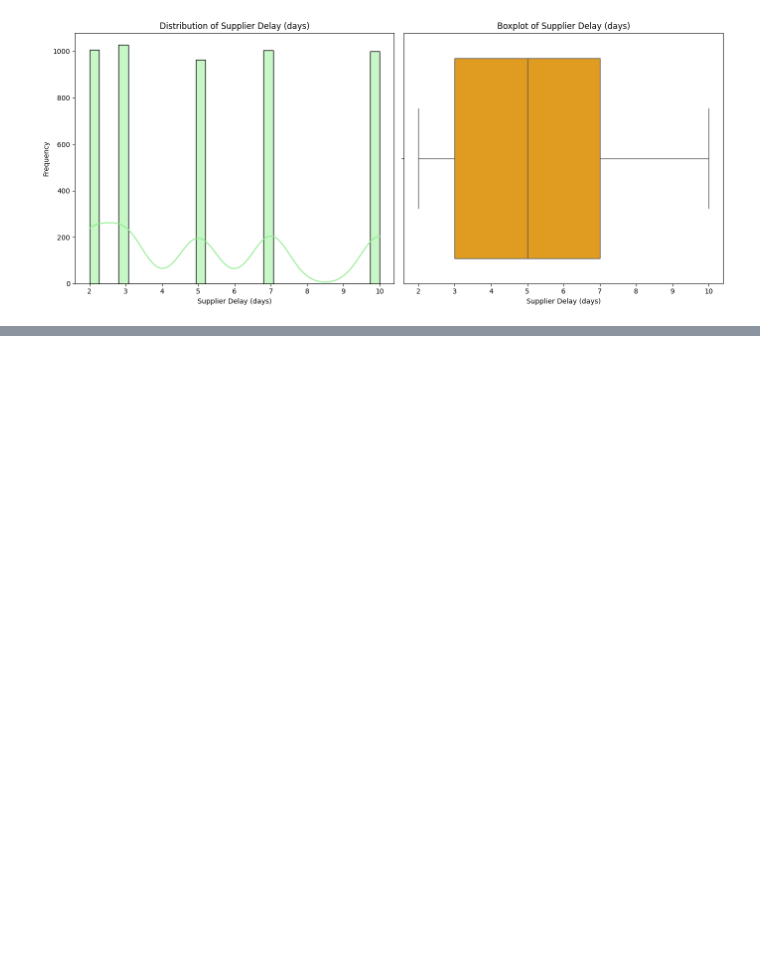
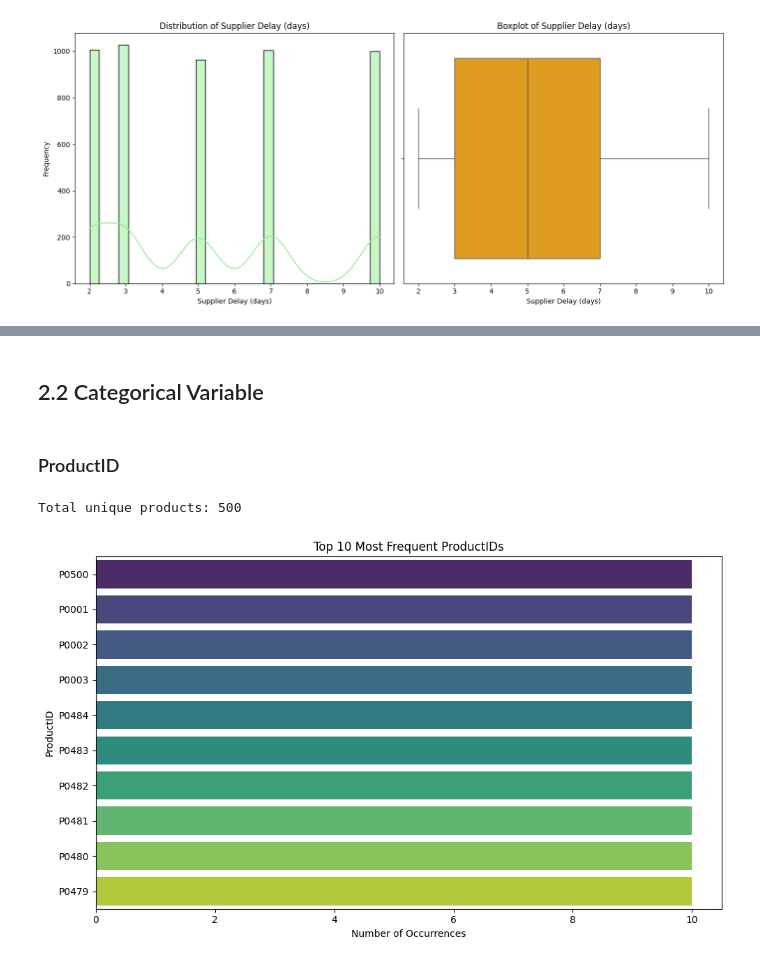
Before and after one commit to sachinn854/Product-Demand-Forecasting, a Jupyter notebook: 4_EDA/inventory.ipynb, the cells around one changed output, grey strips where cells are left out. Cells and saved outputs as stored; diff of their text form; code cells hidden in the pictures; blank space fills up the shorter version.

```diff
--- a/4_EDA/inventory.ipynb
+++ b/4_EDA/inventory.ipynb
@@ -83,0 +91,22 @@ plt.show()
+# %% [markdown]
+## 2.2 Categorical Variable
+# %% [markdown]
+### ProductID
+# %%
+# Count of unique ProductIDs
+unique_products = df['ProductID'].nunique()
+print(f"Total unique products: {unique_products}")
+
+# Top 10 most frequent ProductIDs
+top_products = df['ProductID'].value_counts().head(10)
+
+plt.figure(figsize=(10, 6))
+sns.barplot(x=top_products.values, y=top_products.index,hue=top_products.index,palette='viridis')
+plt.title('Top 10 Most Frequent ProductIDs')
+plt.xlabel('Number of Occurrences')
+plt.ylabel('ProductID')
+plt.tight_layout()
+plt.show()
+# %% [output]
+Total unique products: 500
+[figure, added]
```
Also changed, not shown: parts of 10 cells of this notebook.
